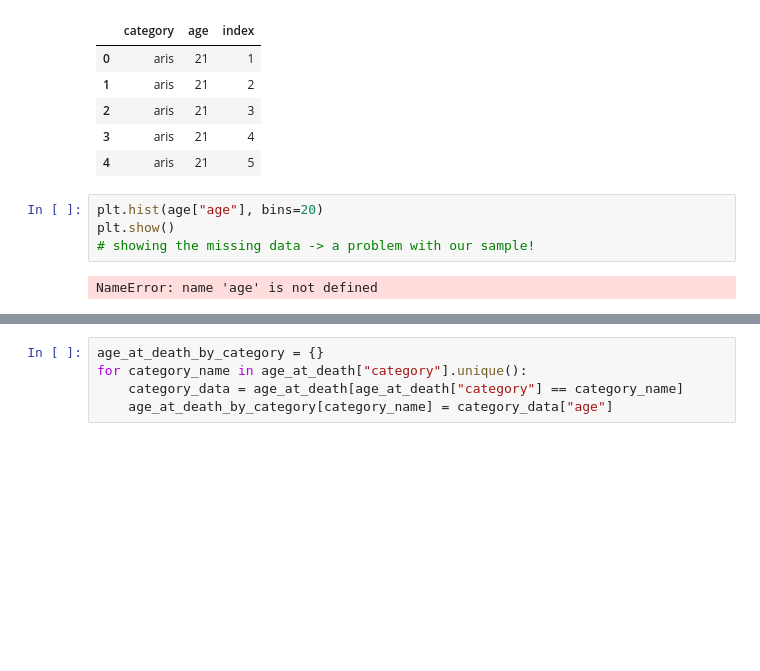
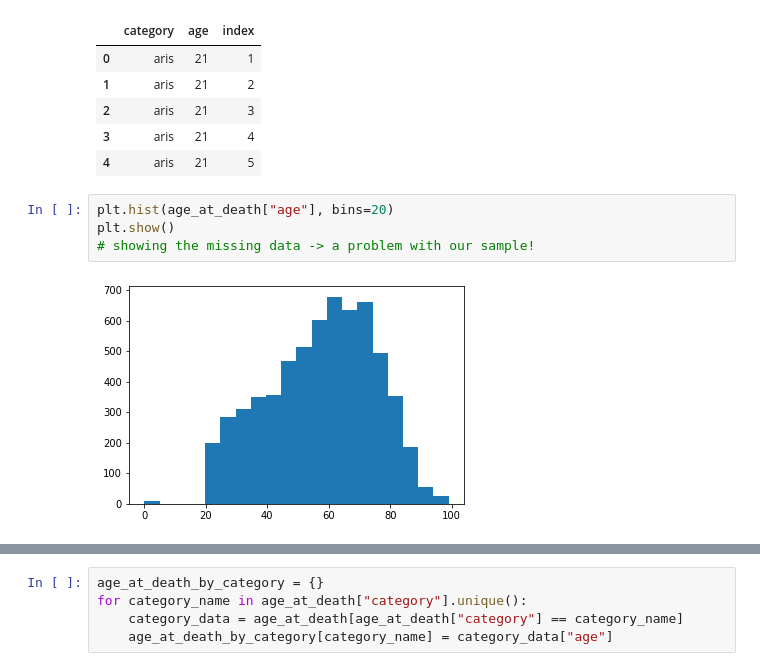
Before and after one commit to teodora-petkova/artificial-intelligence-course, a Jupyter notebook: Exercises/06. Hypothesis Testing/Hypothesis Testing Exercise.ipynb, the cells around one changed output, grey strips where cells are left out. Cells and saved outputs as stored; diff of their text form; blank space fills up the shorter version.

```diff
--- a/Exercises/06. Hypothesis Testing/Hypothesis Testing Exercise.ipynb
+++ b/Exercises/06. Hypothesis Testing/Hypothesis Testing Exercise.ipynb
@@ -40,10 +40,10 @@ age_at_death.head()
 | 3 | aris | 21 | 4 |
 | 4 | aris | 21 | 5 |
 # %%
-plt.hist(age["age"], bins=20)
+plt.hist(age_at_death["age"], bins=20)
 plt.show()
 # showing the missing data -> a problem with our sample!
 # %% [output]
-NameError: name 'age' is not defined
+[figure, added]
 # %%
 age_at_death.describe()
```
Also changed, not shown: parts of 26 cells of this notebook.
